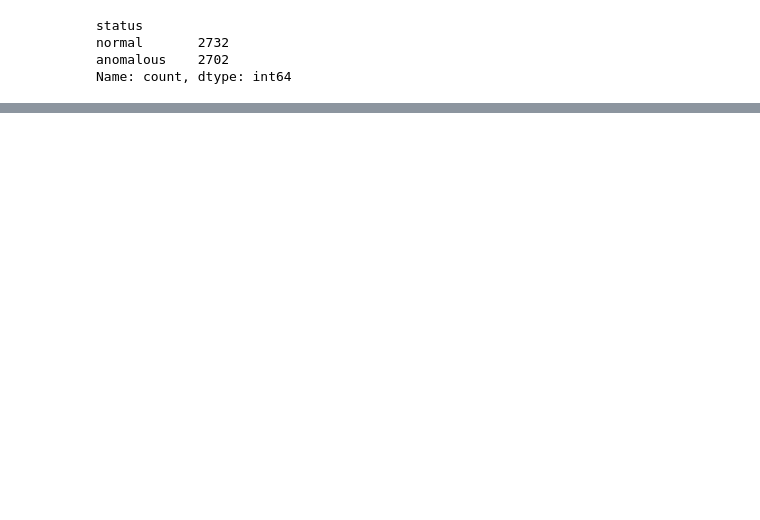
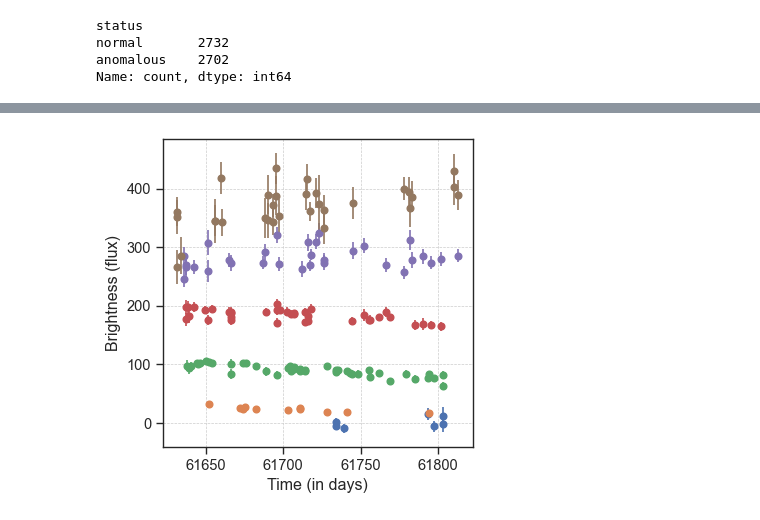
Before and after one commit to sidchaini/DistanceAnomalies, a Jupyter notebook: 04. ad comparison/rutgers02. spm features.ipynb, the cells around one changed output, grey strips where cells are left out. Drawn from its saved outputs; the diff is of its cells as text; code cells hidden in the pictures; blank space fills up the shorter version.

```diff
--- a/04. ad comparison/rutgers02. spm features.ipynb
+++ b/04. ad comparison/rutgers02. spm features.ipynb
@@ -789,0 +778,44 @@ new=pd.concat(new)
+# %%
+snid = 141445943
+lcdf = pd.read_parquet("data/otherclassobjs.parquet")
+# lcdf = pd.read_parquet("data/Cepheid.parquet")
+try:
+    lcdf=lcdf.set_index("SNID")
+except Exception:
+    pass
+def plot_lc(lcdf, snid):
+    chosen_df = lcdf.loc[snid]
+    cols = ["MJD", "FLUXCAL", "FLUXCALERR", "BAND", "PHOTFLAG", "ZEROPT"]
+    dat = []
+    for col in cols:
+        if col in cols:
+            dat.append(chosen_df.loc[col])
+    dat = np.array(dat).T
+    lc = pd.DataFrame(data=dat,columns=cols).sort_values(by="MJD")
+
+    plt.figure(figsize=(4, 4))
+    for band in "ugrizY":
+        lc_band = lc[lc["BAND"] == band]
+        plt.errorbar(
+            x=lc_band["MJD"],
+            y=lc_band["FLUXCAL"],
+            yerr=lc_band["FLUXCALERR"],
+            fmt="o",
+            label=f"{band}",
+        )
+    plt.xlabel("Time (in days)")
+    plt.ylabel("Brightness (flux)")
+    ax = plt.gca()
+    x = ax.get_xticks()
+    ax.set_xticks(x[1:-1:1])
+    ax.tick_params(axis="both", which="major")
+    ax.grid(True, which="both", linestyle="--", linewidth=0.5)
+    # ax.legend(bbox_to_anchor=(1.14, 0.55),ncol=1,loc="lower center")
+    # plt.title(f"OID {objid} ({cur_cl})")
+    # plt.xlim(peak_mjd - 40, peak_mjd + 90)
+    # plt.grid()
+    plt.savefig("lc.png", bbox_inches="tight", dpi=300)
+    plt.show()
+plot_lc(lcdf,snid)
+# %% [output]
+[figure, added]
```
Also changed, not shown: parts of 20 cells of this notebook, 6 other files.
